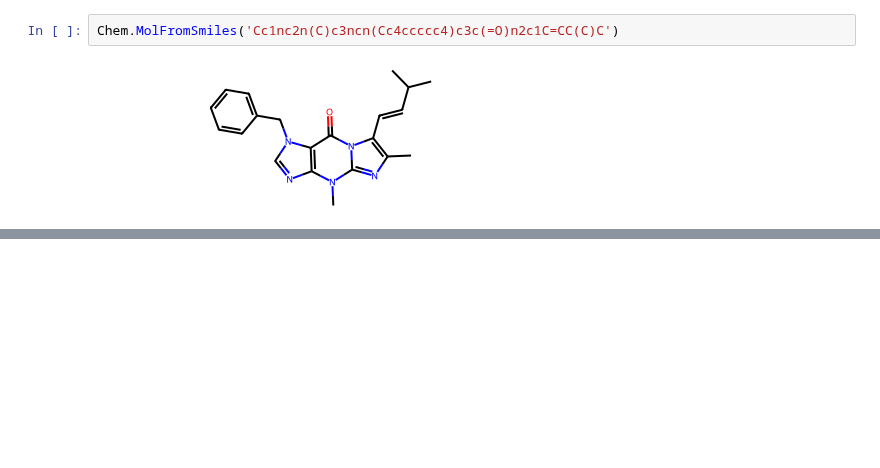
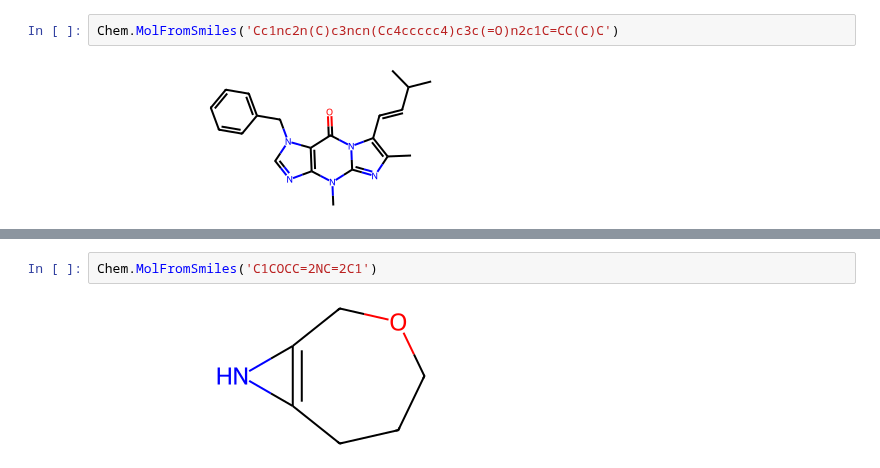
Before and after one commit to chless/Mol-LLM-submission, a Jupyter notebook: Mol-LLM/debug.ipynb, the cells around one changed output, grey strips where cells are left out. Cells and saved outputs as stored; diff of their text form; blank space fills up the shorter version.

```diff
--- a/Mol-LLM/debug.ipynb
+++ b/Mol-LLM/debug.ipynb
@@ -196,0 +197,4 @@ Chem.MolFromSmiles('CC(C)C=Cc1c(C)nc2nc3ncn(Cc4ccccc4)c3c(=O)n12')
+# %%
+Chem.MolFromSmiles('C1COCC=2NC=2C1')
+# %% [output]
+[figure, added]
```
Also changed, not shown: parts of 7 cells of this notebook, 4 other files.
